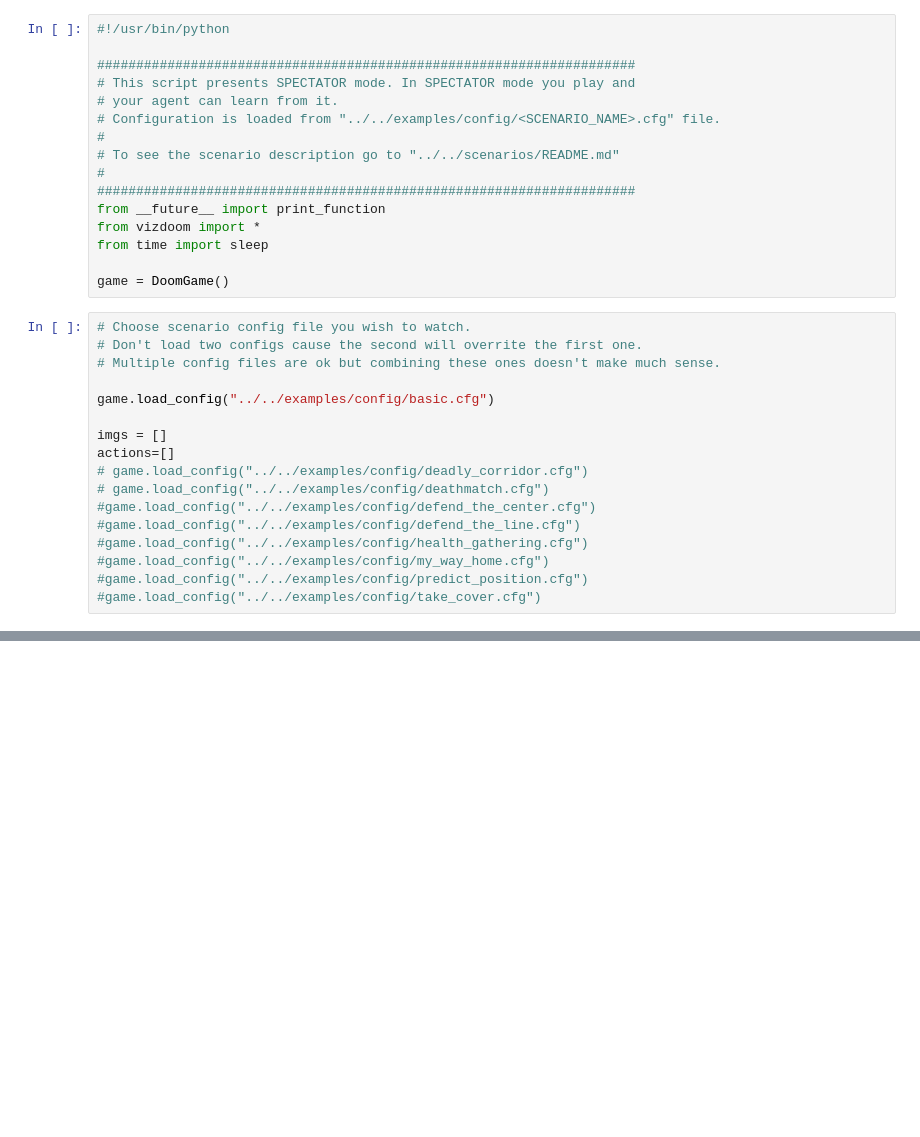
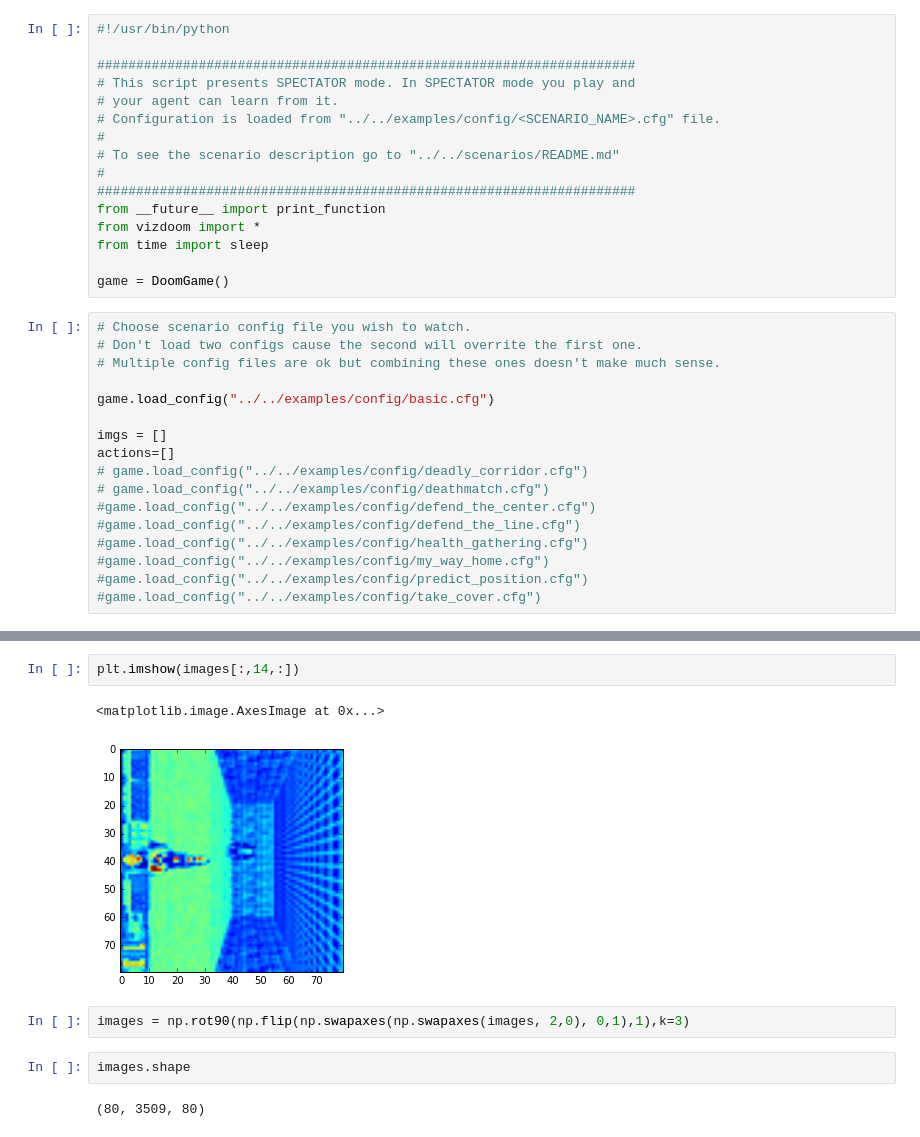
Before and after one commit to vaa239/doom, a Jupyter notebook: ex_spectator(not working).ipynb, the cells around one changed output, grey strips where cells are left out. Saved outputs shown, nothing was run; the diff lists cells and outputs as text; blank space fills up the shorter version.

```diff
--- a/ex_spectator(not working).ipynb
+++ b/ex_spectator(not working).ipynb
@@ -101,0 +628,11 @@ fp = np.memmap(filename, dtype='float32', mode='w+', shape=(3, 240, 320, 300,100
+# %%
+plt.imshow(images[:,14,:])
+# %% [output]
+<matplotlib.image.AxesImage at 0x...>
+[figure, added]
+# %%
+images = np.rot90(np.flip(np.swapaxes(np.swapaxes(images, 2,0), 0,1),1),k=3)
+# %%
+images.shape
+# %% [output]
+(80, 3509, 80)
```
Also changed, not shown: parts of 67 cells of this notebook.
